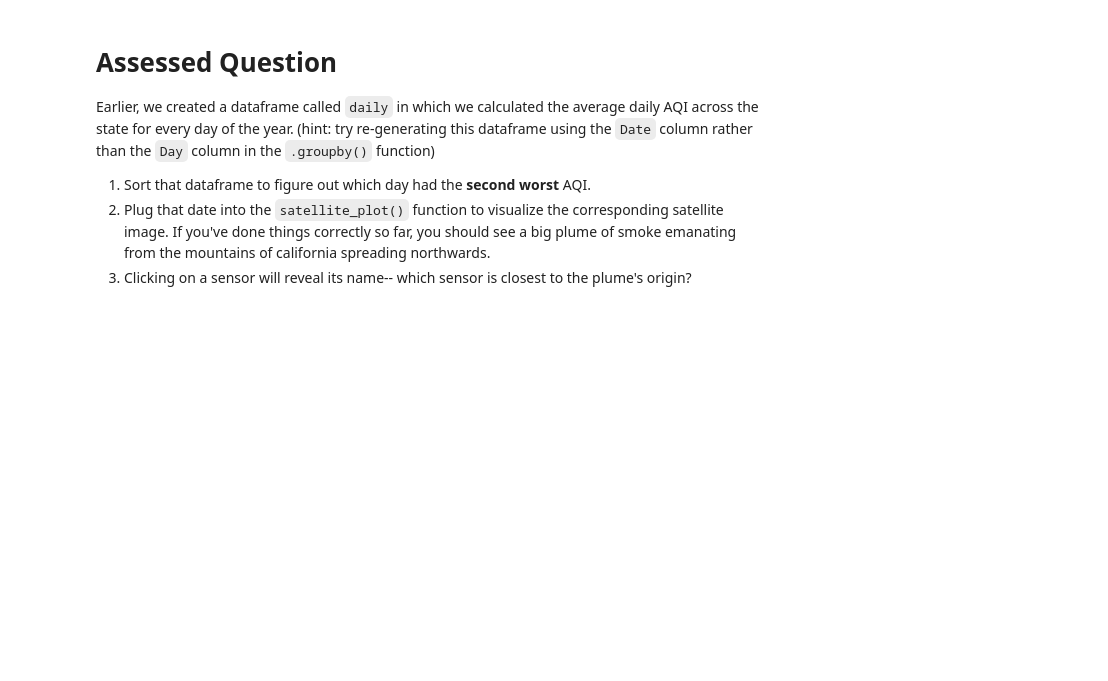
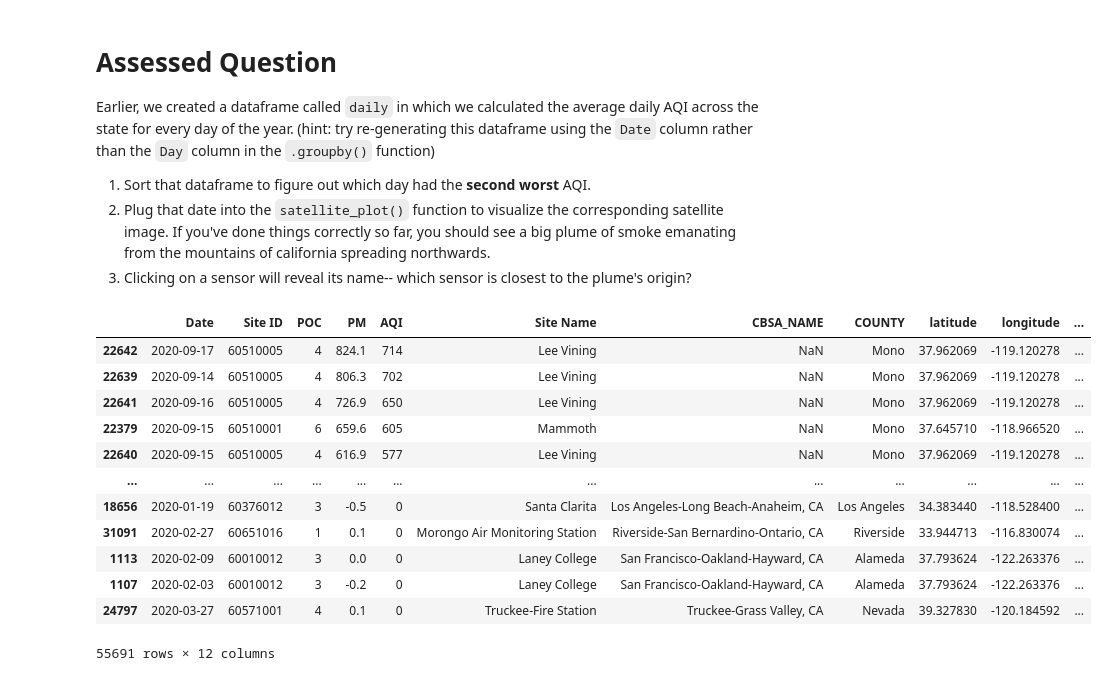
Before and after one commit to Sammy-aaa/QM2-1, a Jupyter notebook: notebooks/W03. Spatial Data.ipynb, the cells around one changed output. Saved outputs shown, nothing was run; the diff lists cells and outputs as text; code cells hidden in the pictures; blank space fills up the shorter version.

```diff
--- a/notebooks/W03. Spatial Data.ipynb
+++ b/notebooks/W03. Spatial Data.ipynb
@@ -495,3 +498,19 @@ Earlier, we created a dataframe called `daily` in which we calculated the averag
 1. Sort that dataframe to figure out which day had the **second worst** AQI.
 2. Plug that date into the `satellite_plot()` function to visualize the corresponding satellite image. If you've done things correctly so far, you should see a big plume of smoke emanating from the mountains of california spreading northwards.
 3. Clicking on a sensor will reveal its name-- which sensor is closest to the plume's origin?
+# %%
+df.sort_values(by=["AQI"],ascending=False)
+# %% [output]
+|  | Date | Site ID | POC | PM | AQI | Site Name | CBSA_NAME | COUNTY | latitude | longitude | ... |
+| 22642 | 2020-09-17 | 60510005 | 4 | 824.1 | 714 | Lee Vining | NaN | Mono | 37.962069 | -119.120278 | ... |
+| 22639 | 2020-09-14 | 60510005 | 4 | 806.3 | 702 | Lee Vining | NaN | Mono | 37.962069 | -119.120278 | ... |
+| 22641 | 2020-09-16 | 60510005 | 4 | 726.9 | 650 | Lee Vining | NaN | Mono | 37.962069 | -119.120278 | ... |
+| 22379 | 2020-09-15 | 60510001 | 6 | 659.6 | 605 | Mammoth | NaN | Mono | 37.645710 | -118.966520 | ... |
+| 22640 | 2020-09-15 | 60510005 | 4 | 616.9 | 577 | Lee Vining | NaN | Mono | 37.962069 | -119.120278 | ... |
+| ... | ... | ... | ... | ... | ... | ... | ... | ... | ... | ... | ... |
+| 18656 | 2020-01-19 | 60376012 | 3 | -0.5 | 0 | Santa Clarita | Los Angeles-Long Beach-Anaheim, CA | Los Angeles | 34.383440 | -118.528400 | ... |
+| 31091 | 2020-02-27 | 60651016 | 1 | 0.1 | 0 | Morongo Air Monitoring Station | Riverside-San Bernardino-Ontario, CA | Riverside | 33.944713 | -116.830074 | ... |
+| 1113 | 2020-02-09 | 60010012 | 3 | 0.0 | 0 | Laney College | San Francisco-Oakland-Hayward, CA | Alameda | 37.793624 | -122.263376 | ... |
+| 1107 | 2020-02-03 | 60010012 | 3 | -0.2 | 0 | Laney College | San Francisco-Oakland-Hayward, CA | Alameda | 37.793624 | -122.263376 | ... |
+| 24797 | 2020-03-27 | 60571001 | 4 | 0.1 | 0 | Truckee-Fire Station | Truckee-Grass Valley, CA | Nevada | 39.327830 | -120.184592 | ... |
+55691 rows × 12 columns
```
Also changed, not shown: parts of 7 cells of this notebook.
